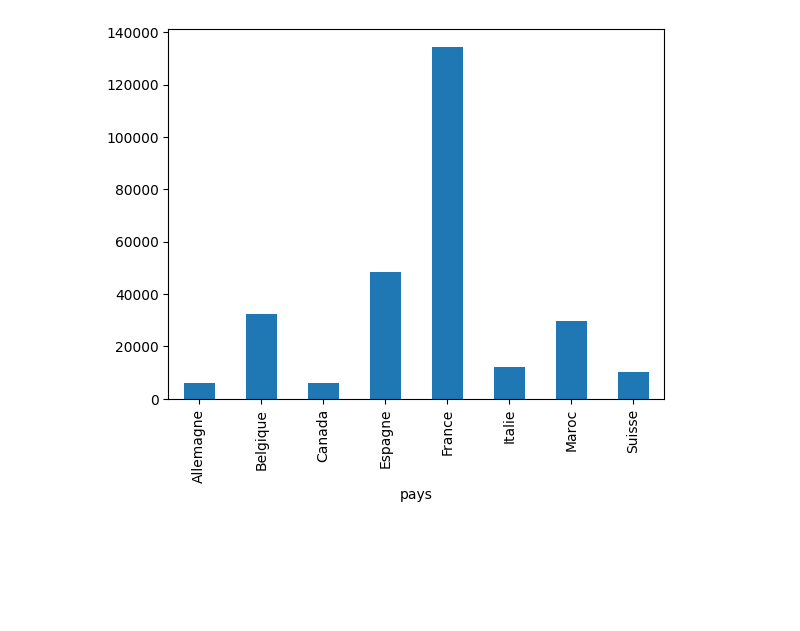
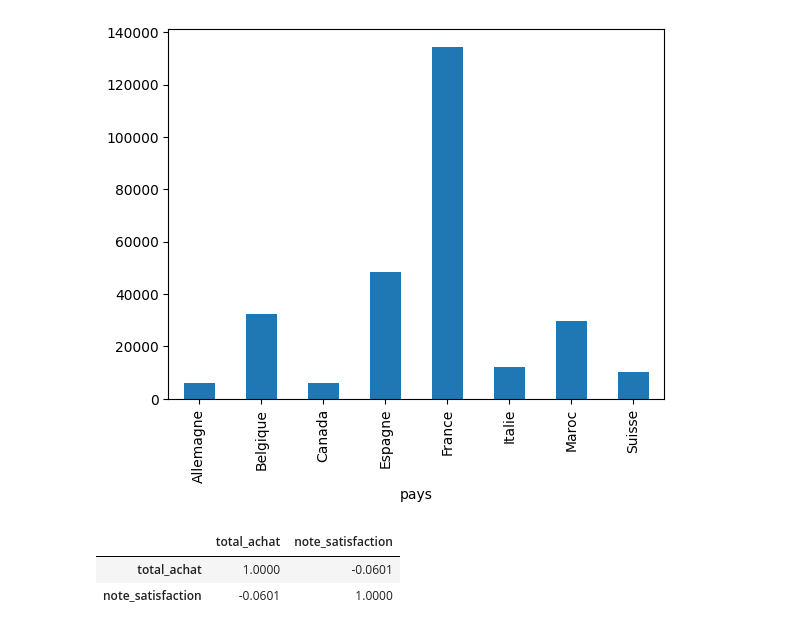
Before and after one commit to H3-8/pandas, a Jupyter notebook: notebook.ipynb, the cells around one changed output. Drawn from its saved outputs; the diff is of its cells as text; code cells hidden in the pictures; blank space fills up the shorter version.

```diff
--- a/notebook.ipynb
+++ b/notebook.ipynb
@@ -122,3 +122,9 @@ summary_df.plot(kind='bar', x='pays', y='sum_total_achat', legend=False)
 # %% [output]
 <Axes: xlabel='pays'>
 [figure]
+# %%
+df[['total_achat', 'note_satisfaction']].corr()
+# %% [output]
+|  | total_achat | note_satisfaction |
+| total_achat | 1.0000 | -0.0601 |
+| note_satisfaction | -0.0601 | 1.0000 |
```
Also changed, not shown: parts of 2 cells of this notebook.
